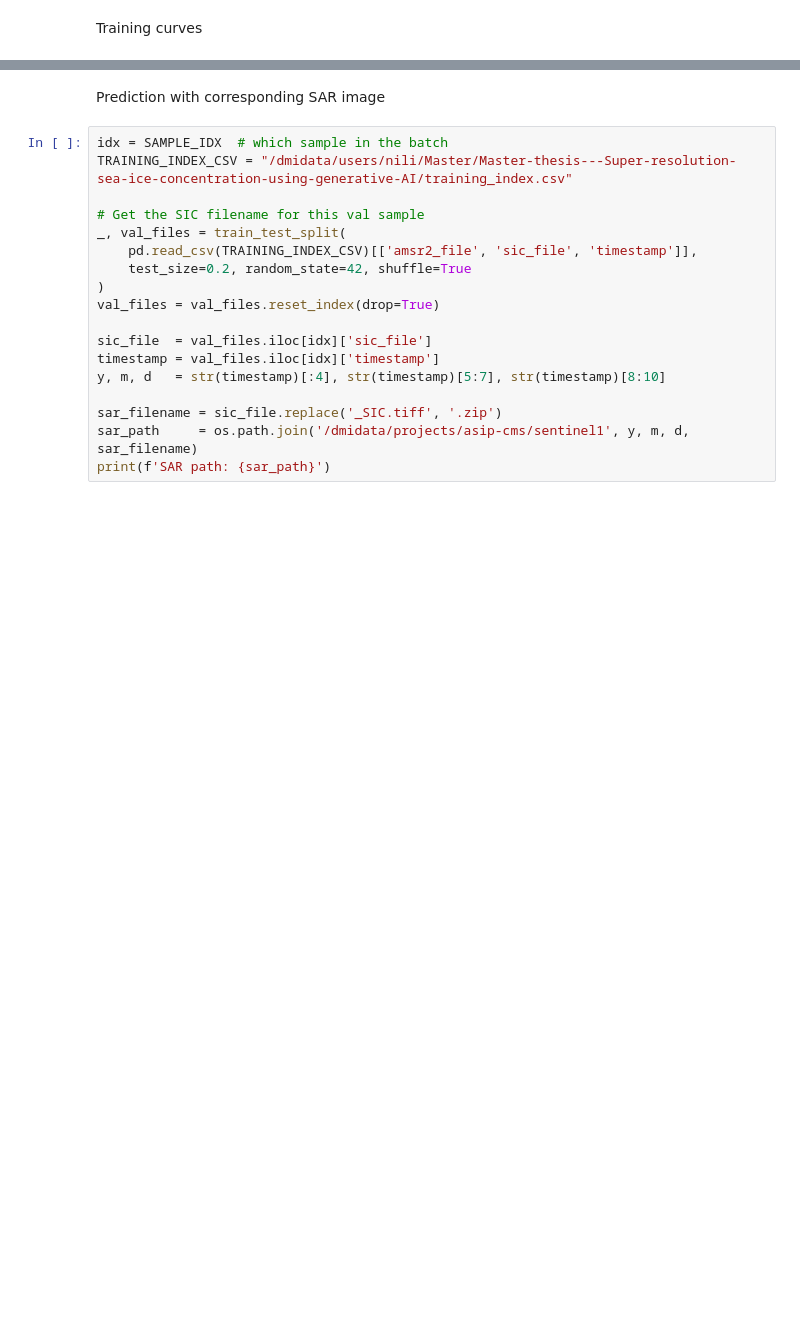
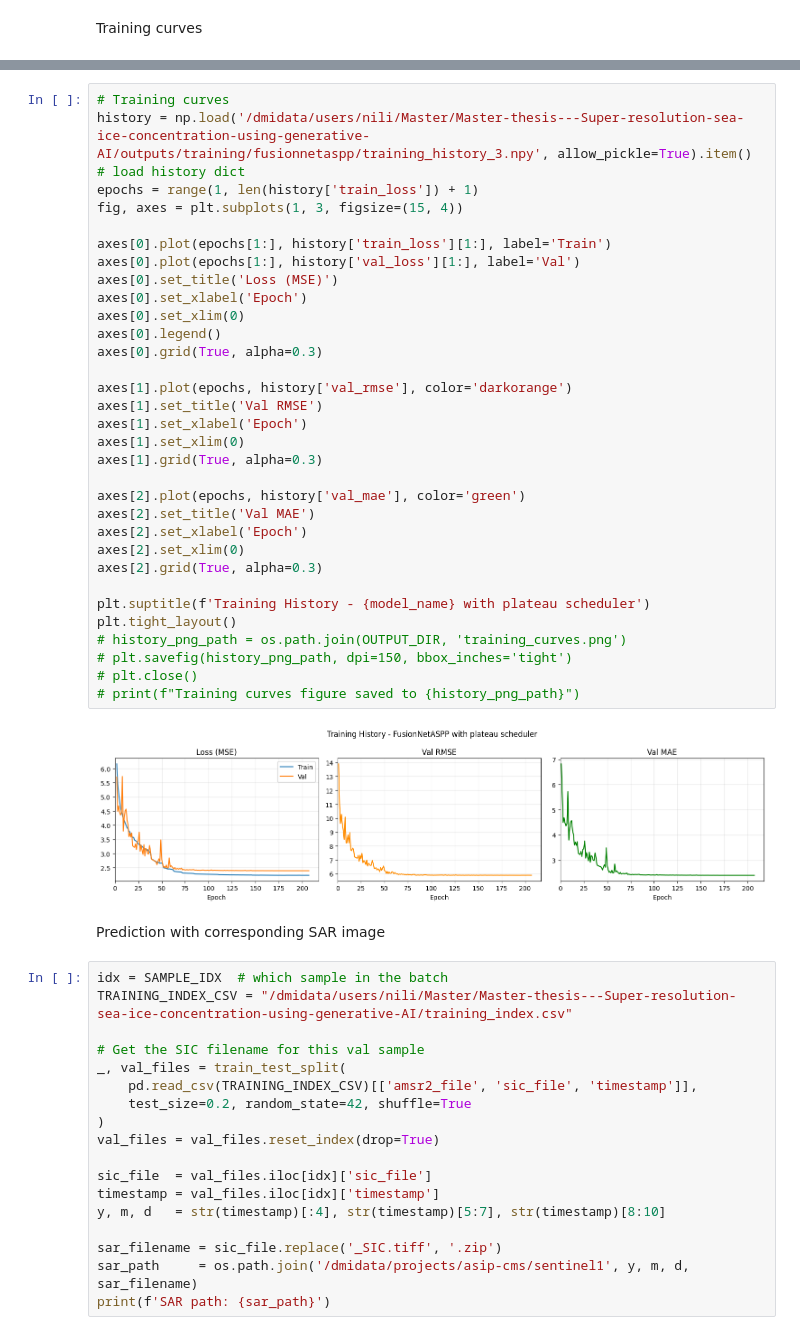
Before and after one commit to NinnaL/Master-thesis---Super-resolution-sea-ice-concentration-using-generative-AI, a Jupyter notebook: Code/prediction_plots.ipynb, the cells around one changed output, grey strips where cells are left out. Saved outputs shown, nothing was run; the diff lists cells and outputs as text; blank space fills up the shorter version.

```diff
--- a/Code/prediction_plots.ipynb
+++ b/Code/prediction_plots.ipynb
@@ -220,3 +220,37 @@ plt.tight_layout()
+# %%
+# Training curves
+history = np.load('/dmidata/users/nili/Master/Master-thesis---Super-resolution-sea-ice-concentration-using-generative-AI/outputs/training/fusionnetaspp/training_history_3.npy', allow_pickle=True).item() # load history dict
+epochs = range(1, len(history['train_loss']) + 1)
+fig, axes = plt.subplots(1, 3, figsize=(15, 4))
+
+axes[0].plot(epochs[1:], history['train_loss'][1:], label='Train')
+axes[0].plot(epochs[1:], history['val_loss'][1:], label='Val')
+axes[0].set_title('Loss (MSE)')
+axes[0].set_xlabel('Epoch')
+axes[0].set_xlim(0)
+axes[0].legend()
+axes[0].grid(True, alpha=0.3)
+
+axes[1].plot(epochs, history['val_rmse'], color='darkorange')
+axes[1].set_title('Val RMSE')
+axes[1].set_xlabel('Epoch')
+axes[1].set_xlim(0)
+axes[1].grid(True, alpha=0.3)
+
+axes[2].plot(epochs, history['val_mae'], color='green')
+axes[2].set_title('Val MAE')
+axes[2].set_xlabel('Epoch')
+axes[2].set_xlim(0)
+axes[2].grid(True, alpha=0.3)
+
+plt.suptitle(f'Training History - {model_name} with plateau scheduler')
+plt.tight_layout()
+# history_png_path = os.path.join(OUTPUT_DIR, 'training_curves.png')
+# plt.savefig(history_png_path, dpi=150, bbox_inches='tight')
+# plt.close()
+# print(f"Training curves figure saved to {history_png_path}")
+# %% [output]
+[figure, added]
 # %% [markdown]
 Prediction with corresponding SAR image
 # %%
```
Also changed, not shown: parts of 7 cells of this notebook, 18 other files.
